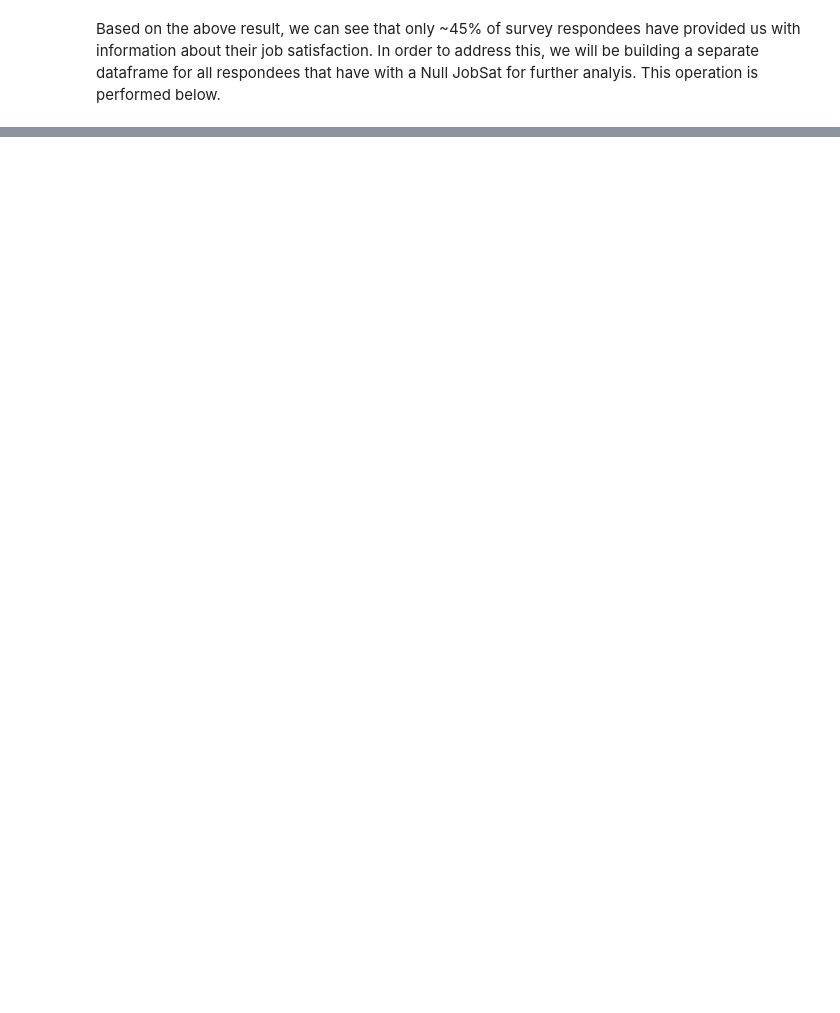
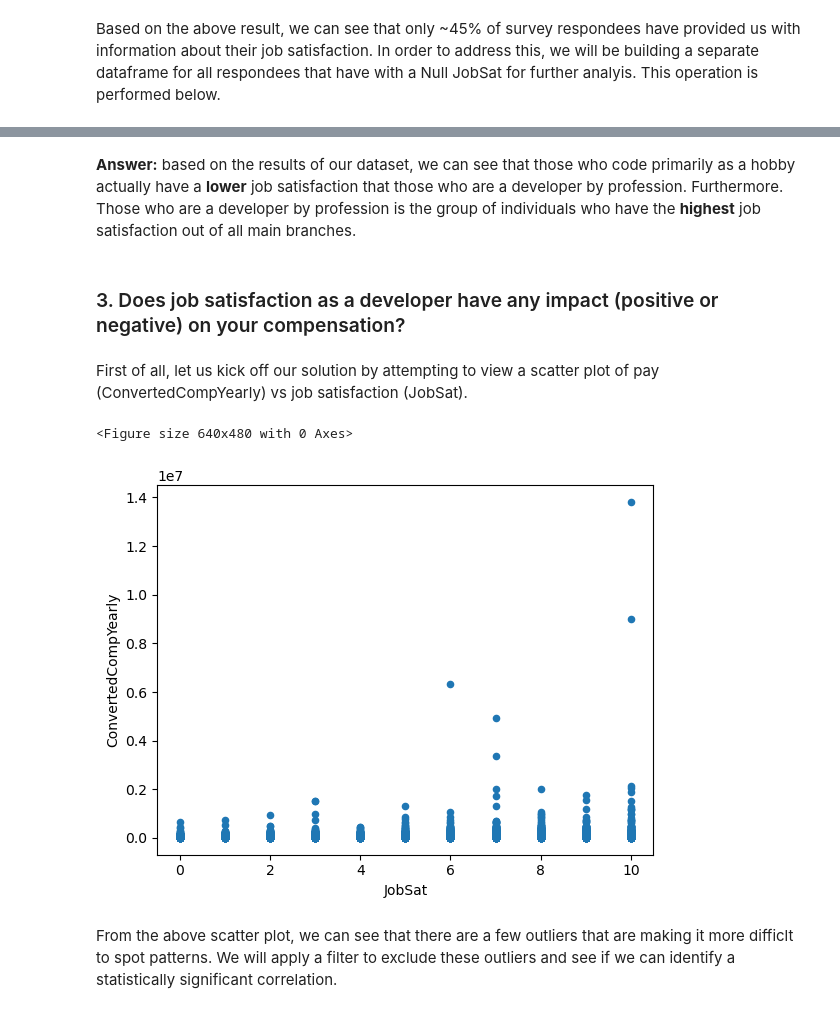
Before and after one commit to RaoBrandon/Stack-Overflow-Survey-Analysis, a Jupyter notebook: Stack_Overflow_Survey_Analysis.ipynb, the cells around one changed output, grey strips where cells are left out. Cells and saved outputs as stored; diff of their text form; code cells hidden in the pictures; blank space fills up the shorter version.

```diff
--- a/Stack_Overflow_Survey_Analysis.ipynb
+++ b/Stack_Overflow_Survey_Analysis.ipynb
@@ -90,0 +221,16 @@ plt.title("Job Satisfaction by Remote Work")
+# %% [markdown]
+__Answer:__ based on the results of our dataset, we can see that those who code primarily as a hobby actually have a __lower__ job satisfaction that those who are a developer by profession. Furthermore. Those who are a developer by profession is the group of individuals who have the __highest__ job satisfaction out of all main branches.
+# %% [markdown]
+### 3. Does job satisfaction as a developer have any impact (positive or negative) on your compensation?
+# %% [markdown]
+First of all, let us kick off our solution by attempting to view a scatter plot of pay (ConvertedCompYearly) vs job satisfaction (JobSat).
+# %%
+# Create our first scatter plot to give us a direction on where to proceed
+plt.clf()
+sat_df.plot.scatter('JobSat', 'ConvertedCompYearly')
+plt.show()
+# %% [output]
+<Figure size 640x480 with 0 Axes>
+[figure, added]
+# %% [markdown]
+From the above scatter plot, we can see that there are a few outliers that are making it more difficlt to spot patterns. We will apply a filter to exclude these outliers and see if we can identify a statistically significant correlation.
```
Also changed, not shown: parts of 35 cells of this notebook, 2 other files.
